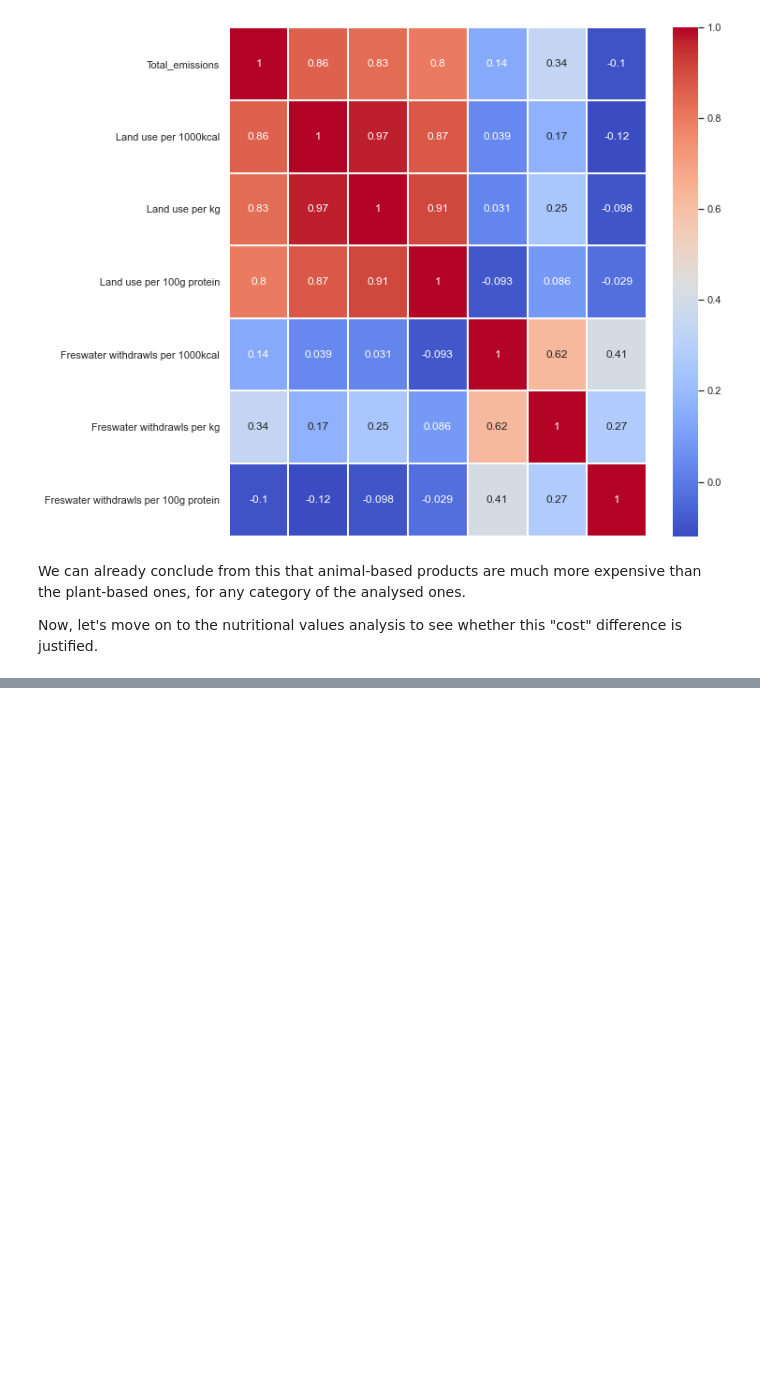
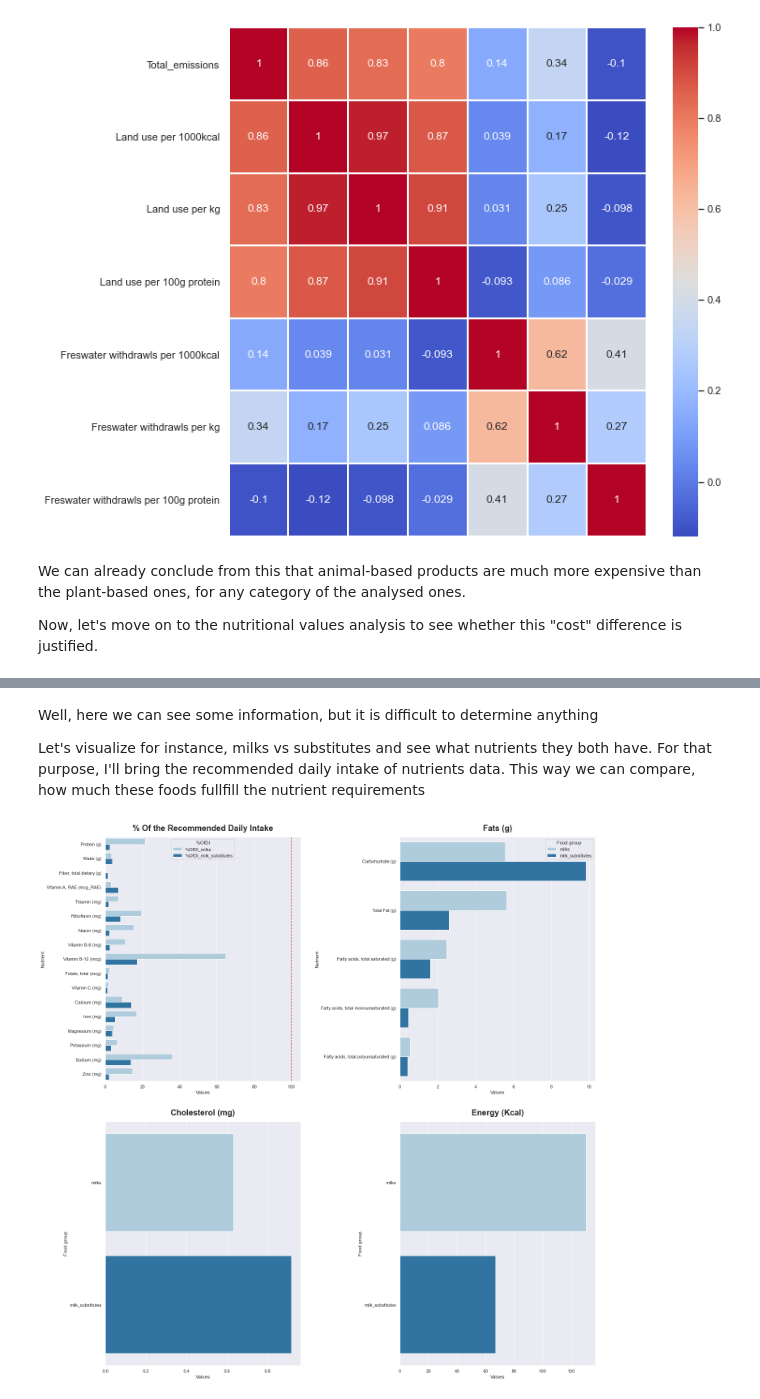
Before and after one commit to Jasc94/thebridge, a Jupyter notebook: 0_Project_EDA/src/main.ipynb, the cells around one changed output, grey strips where cells are left out. Saved outputs shown, nothing was run; the diff lists cells and outputs as text; code cells hidden in the pictures; blank space fills up the shorter version.

```diff
--- a/0_Project_EDA/src/main.ipynb
+++ b/0_Project_EDA/src/main.ipynb
@@ -308,0 +146,22 @@ fig.tight_layout(pad = 3)
+# %% [markdown]
+Well, here we can see some information, but it is difficult to determine anything
+
+Let's visualize for instance, milks vs substitutes and see what nutrients they both have. For that purpose, I'll bring the recommended daily intake of nutrients data. This way we can compare, how much these foods fullfill the nutrient requirements
+# %%
+# We need to calculate the daily intakes
+path_di = fo.path_to_folder(2, "data")
+filename_di = "daily_intakes.csv"
+
+male_30 = md.get_daily_intake_data(path_di, filename_di, "male", 30)
+
+# Then we choose the foods (categories in this case) we want to pass in the plotter
+food_groups = ["milks", "milk_substitutes"]
+
+# We calculate the comparison
+comparison1 = md.full_comparison(male_30, stats, food_groups)
+
+# We plot this
+vis.full_comparison_plot(comparison1)
+plt.show()
+# %% [output]
+[figure, added]
```
Also changed, not shown: parts of 18 cells of this notebook, 4 other files.
